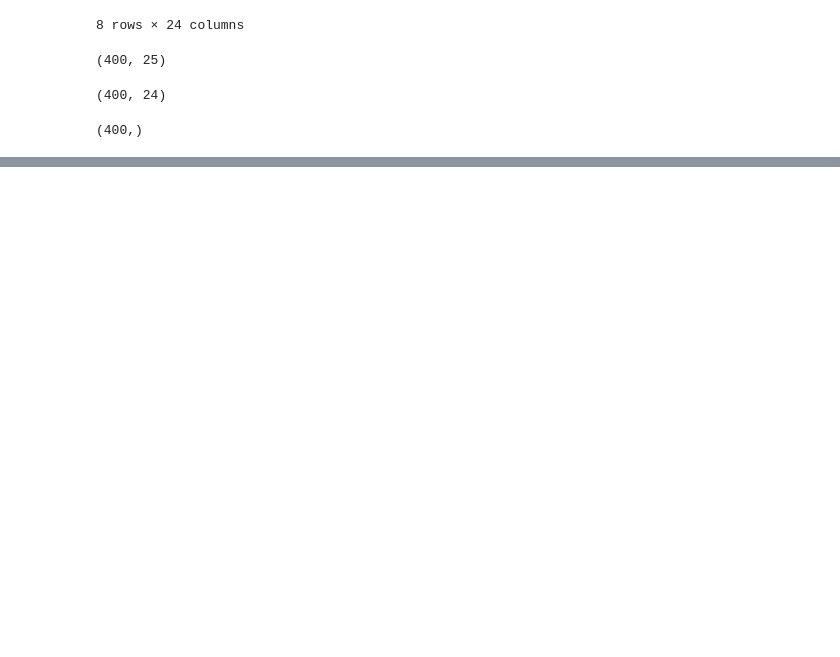
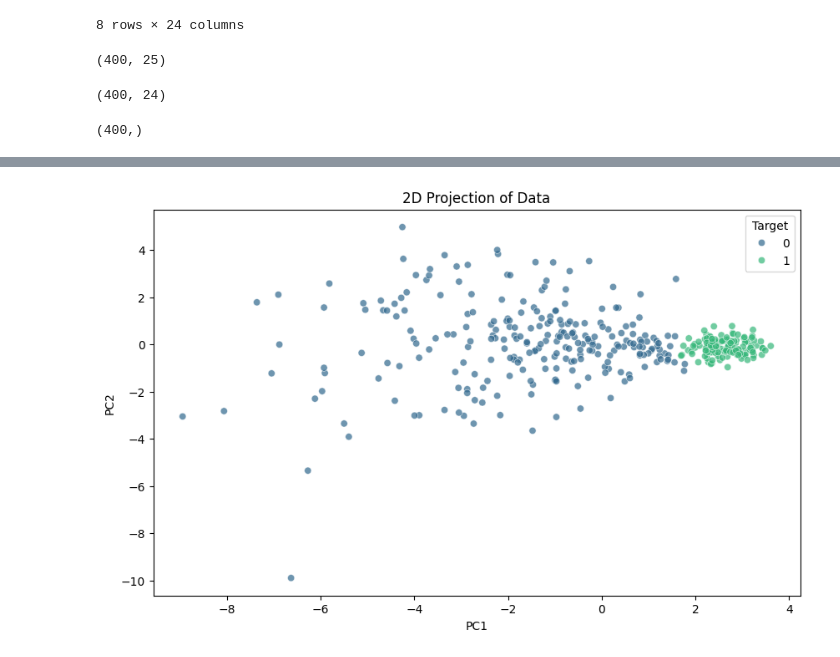
Before and after one commit to varshamqa/AIML_Practice_Repo_VSC1, a Jupyter notebook: AI_ML_PCA_Varsha.ipynb, the cells around one changed output, grey strips where cells are left out. Cells and saved outputs as stored; diff of their text form; code cells hidden in the pictures; blank space fills up the shorter version.

```diff
--- a/AI_ML_PCA_Varsha.ipynb
+++ b/AI_ML_PCA_Varsha.ipynb
@@ -678,0 +832,12 @@ y.shape
+# %%
+pca2 = PCA(n_components=2)
+X_pca_2 = pca2.fit_transform(X_scaled)
+
+pca2_df = pd.DataFrame(
+    X_pca_2,
+    columns=["PC1","PC2"]
+)
+
+pca2_df["Target"] = y.values
+
+pca2_df.head()
@@ -678,0 +851,14 @@ y.shape
+# %%
+plt.figure(figsize=(10, 6))
+sns.scatterplot(
+    data=pca2_df,
+    x="PC1",
+    y="PC2",
+    hue="Target",
+    palette="viridis",
+    alpha=0.7
+)
+plt.title("2D Projection of Data")
+plt.show()
+# %% [output]
+[figure, added]
```
Also changed, not shown: parts of 26 cells of this notebook.
